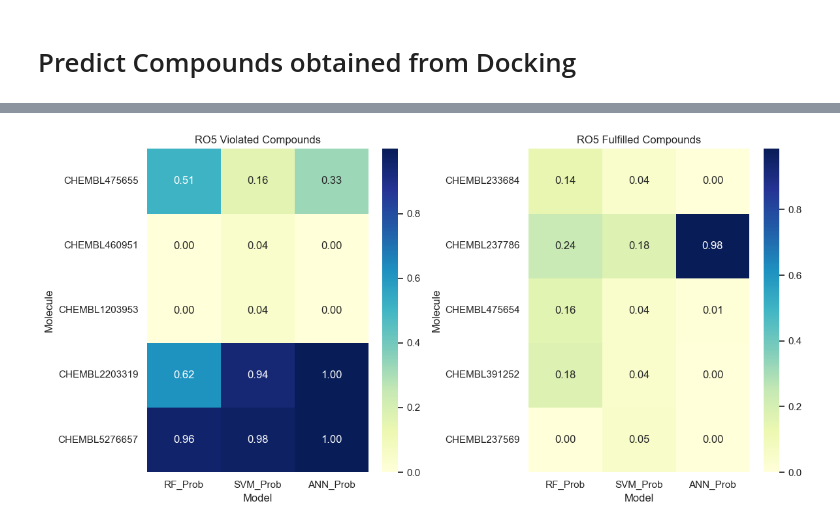
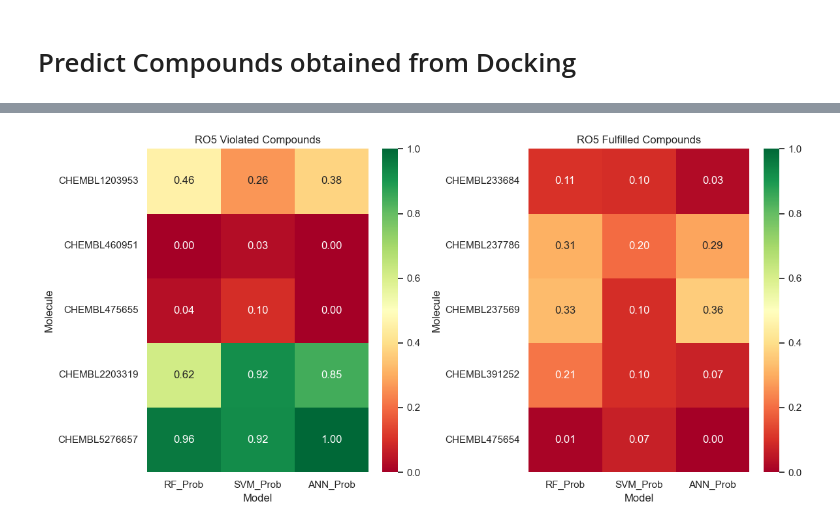
Before and after one commit to LukasMeinschad/mol_mol_pr, a Jupyter notebook: Day_5/machine_learning_lukas.ipynb, the cells around one changed output, grey strips where cells are left out. Drawn from its saved outputs; the diff is of its cells as text; code cells hidden in the pictures.

```diff
--- a/Day_5/machine_learning_lukas.ipynb
+++ b/Day_5/machine_learning_lukas.ipynb
@@ -21,7 +21,7 @@ SEED = 22
 
 
 # load in data
-filepath = "/Users/lukas/Desktop/mol_mol_pr/Day_5/bioactivity_and_smiles.csv"
+filepath = "/home/lme/mol_mod_pr/Day_5/bioactivity_and_smiles.csv"
 chembl_df = pd.read_csv(filepath,sep="\t")
 
 print(chembl_df.shape)
@@ -1055,0 +1225,16 @@ ROC curve saved as roc_curve_all_morgan2.png
+# %%
+# Plot all the ROC Curves
+
+# fit model to training data
+best_model_ann.fit(static_train_x_morgan2, static_train_y_morgan2)
+# fit model to training data
+best_model.fit(static_train_x_morgan2, static_train_y_morgan2)
+# fit model to training data
+best_model_svm.fit(static_train_x_morgan2, static_train_y_morgan2)
+
+models = {
+    "Gridsearch Random Forest (Morgan2)": best_model,
+    "Gridsearch SVM (Morgan2)": best_model_svm,
+    "Gridsearch ANN (Morgan2)": best_model_ann,
+}
+plot_roc_curves_for_models(models, static_test_x_morgan2, static_test_y_morgan2, save_png=True, filename="roc_curve_all_gridsearch_morgan2.png")
@@ -1119,57 +1300,77 @@ RF Probability: 0.00, SVM Probability: 0.05, ANN Probability: 0.00
 # %%
-# Create a DataFrame for violated compounds
+# Create DataFrames for violated and fulfilled compounds
+
 df_violated = pd.DataFrame({
-    "Molecule": ro5_violated,
-    "RF_Prob": predictions_proba_rf,
-    "SVM_Prob": predictions_proba_svm,
-    "ANN_Prob": predictions_proba_ann,
-    "Ro5_Status": "Violated"
+    "Molecule": chembl_df.loc[indices, "molecule_chembl_id"],
+    "RF_Prob": ro5_violated_prob,
+    "SVM_Prob": ro5_violated_prob_svm,
+    "ANN_Prob": ro5_violated_prob_ann,
+    "RF_Pred": ro5_violated_pred,
+    "SVM_Pred": ro5_violated_pred_svm,
+    "ANN_Pred": ro5_violated_pred_ann
 })
 
-# Create a DataFrame for fulfilled compounds
 df_fulfilled = pd.DataFrame({
-    "Molecule": ro5_fulfilled,
-    "RF_Prob": predictions_proba_rf_fulfilled,
-    "SVM_Prob": predictions_proba_svm_fulfilled,
-    "ANN_Prob": predictions_proba_ann_fulfilled,
-    "Ro5_Status": "Fulfilled"
+    "Molecule": chembl_df.loc[indices_fulfilled, "molecule_chembl_id"],
+    "RF_Prob": ro5_fulfilled_prob,
+    "SVM_Prob": ro5_fulfilled_prob_svm,
+    "ANN_Prob": ro5_fulfilled_prob_ann,
+    "RF_Pred": ro5_fulfilled_pred,
+    "SVM_Pred": ro5_fulfilled_pred_svm,
+    "ANN_Pred": ro5_fulfilled_pred_ann
 })
 
+# Plot two heatmaps for violated and fulfilled in two subplots
 
+# scale that there is one unified color scale
+import matplotlib.pyplot as plt
+import seaborn as sns
+import numpy as np
 
-# Plot two heatmaps for violated and fulfilled in two subplots
+# Set cmap where 1 is active gren and 0 is red
+
+cmap = sns.color_palette("RdYlGn", as_cmap=True)
+
+vmin  = 0
+
+vmax = 1
+
 
 sns.set(style="whitegrid")
 fig, axes = plt.subplots(1, 2, figsize=(12, 6))
 # Plot for RO5 violated compounds compounds on y axis with chembl id
 sns.heatmap(df_violated[["RF_Prob", "SVM_Prob", "ANN_Prob"]],
             annot=True,
             fmt=".2f",
-            cmap="YlGnBu",
+            cmap=cmap,
             ax=axes[0],
-            yticklabels=df_violated["Molecule"])
+            yticklabels=df_violated["Molecule"],
+            vmin=vmin,
+            vmax=vmax)
 axes[0].set_title("RO5 Violated Compounds")
 axes[0].set_xlabel("Model")
 axes[0].set_ylabel("Molecule")
 
 # Plot for RO5 fulfilled compounds
 sns.heatmap(df_fulfilled[["RF_Prob", "SVM_Prob", "ANN_Prob"]],
              annot=True,
              fmt=".2f",
-             cmap="YlGnBu",
+             cmap=cmap,
              ax=axes[1],
-             yticklabels=df_fulfilled["Molecule"])
+             yticklabels=df_fulfilled["Molecule"],
+             vmin=vmin,
+             vmax=vmax)
 
 # Rotate y tick labels for better visibility
 
 axes[1].set_title("RO5 Fulfilled Compounds")
 axes[1].set_xlabel("Model")
 axes[1].set_ylabel("Molecule")
 plt.tight_layout()
 plt.savefig("ro5_violated_fulfilled_heatmap_ml.png", dpi=300)
 plt.show()
 # %% [output]
-[figure, old version]
+[figure, new version]
 # %%
 # Pivot data for heatmap
 heatmap_data = df.pivot_table(
```
Also changed, not shown: parts of 12 cells of this notebook, 15 other files.
